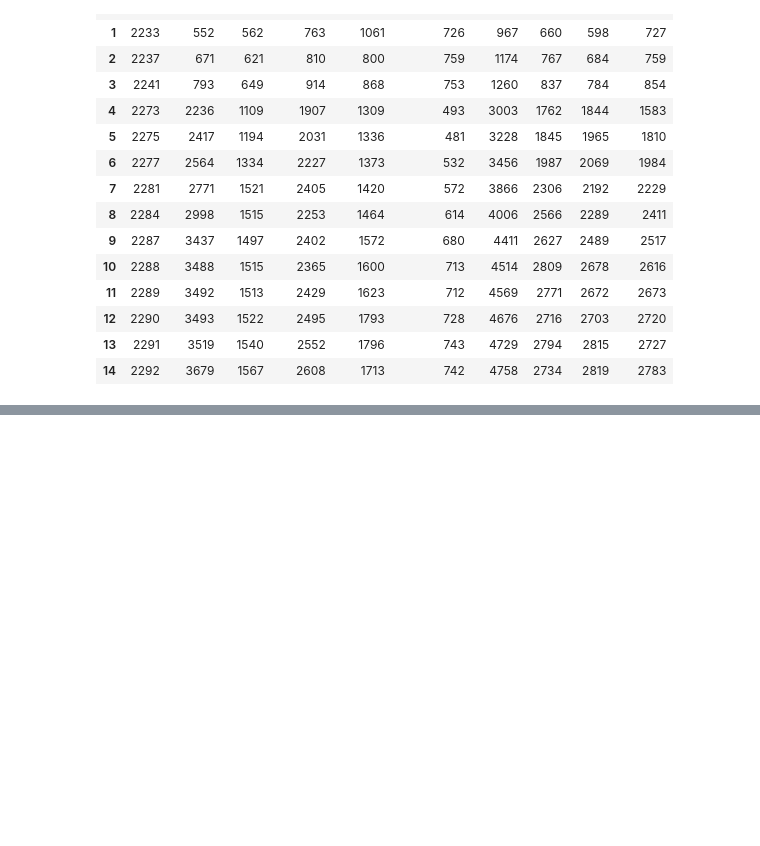
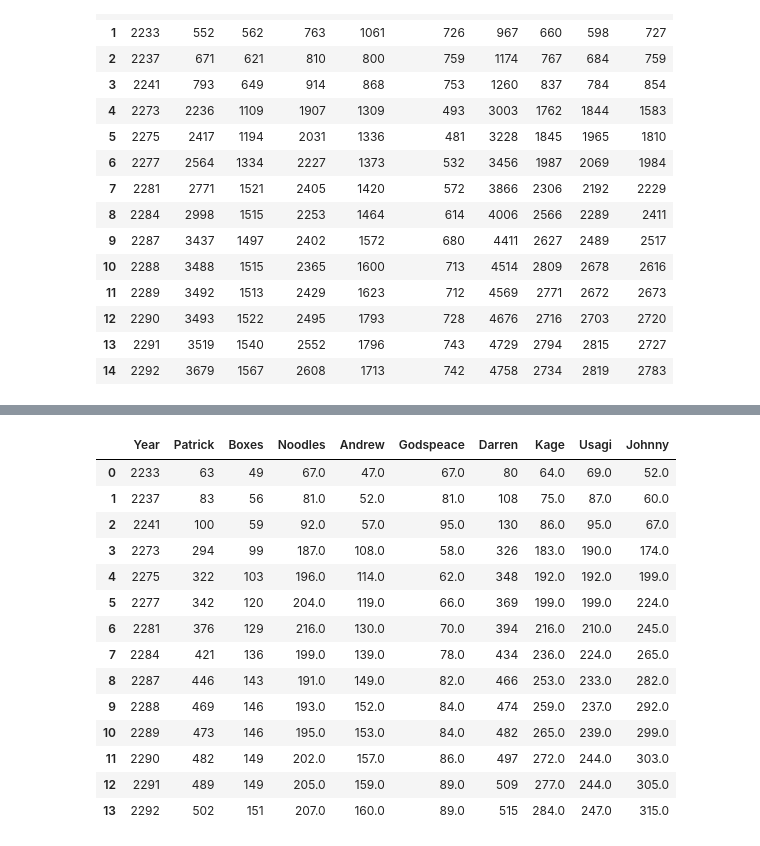
Before and after one commit to raccoonist/StellarisGamesStatistics, a Jupyter notebook: Game 3/Statistics.ipynb, the cells around one changed output, grey strips where cells are left out. Cells and saved outputs as stored; diff of their text form; code cells hidden in the pictures; blank space fills up the shorter version.

```diff
--- a/Game 3/Statistics.ipynb
+++ b/Game 3/Statistics.ipynb
@@ -96,0 +110,20 @@ merged = population.merge(techScore, how='right')
+# %%
+leaderboardScore = pd.DataFrame(common_years, columns=['Year'])
+leaderboardScore = leaderboardScore.merge(population, how='left')
+leaderboardScore
+# %% [output]
+|  | Year | Patrick | Boxes | Noodles | Andrew | Godspeace | Darren | Kage | Usagi | Johnny |
+| 0 | 2233 | 63 | 49 | 67.0 | 47.0 | 67.0 | 80 | 64.0 | 69.0 | 52.0 |
+| 1 | 2237 | 83 | 56 | 81.0 | 52.0 | 81.0 | 108 | 75.0 | 87.0 | 60.0 |
+| 2 | 2241 | 100 | 59 | 92.0 | 57.0 | 95.0 | 130 | 86.0 | 95.0 | 67.0 |
+| 3 | 2273 | 294 | 99 | 187.0 | 108.0 | 58.0 | 326 | 183.0 | 190.0 | 174.0 |
+| 4 | 2275 | 322 | 103 | 196.0 | 114.0 | 62.0 | 348 | 192.0 | 192.0 | 199.0 |
+| 5 | 2277 | 342 | 120 | 204.0 | 119.0 | 66.0 | 369 | 199.0 | 199.0 | 224.0 |
+| 6 | 2281 | 376 | 129 | 216.0 | 130.0 | 70.0 | 394 | 216.0 | 210.0 | 245.0 |
+| 7 | 2284 | 421 | 136 | 199.0 | 139.0 | 78.0 | 434 | 236.0 | 224.0 | 265.0 |
+| 8 | 2287 | 446 | 143 | 191.0 | 149.0 | 82.0 | 466 | 253.0 | 233.0 | 282.0 |
+| 9 | 2288 | 469 | 146 | 193.0 | 152.0 | 84.0 | 474 | 259.0 | 237.0 | 292.0 |
+| 10 | 2289 | 473 | 146 | 195.0 | 153.0 | 84.0 | 482 | 265.0 | 239.0 | 299.0 |
+| 11 | 2290 | 482 | 149 | 202.0 | 157.0 | 86.0 | 497 | 272.0 | 244.0 | 303.0 |
+| 12 | 2291 | 489 | 149 | 205.0 | 159.0 | 89.0 | 509 | 277.0 | 244.0 | 305.0 |
+| 13 | 2292 | 502 | 151 | 207.0 | 160.0 | 89.0 | 515 | 284.0 | 247.0 | 315.0 |
```
Also changed, not shown: parts of 9 cells of this notebook, 1 other file.
